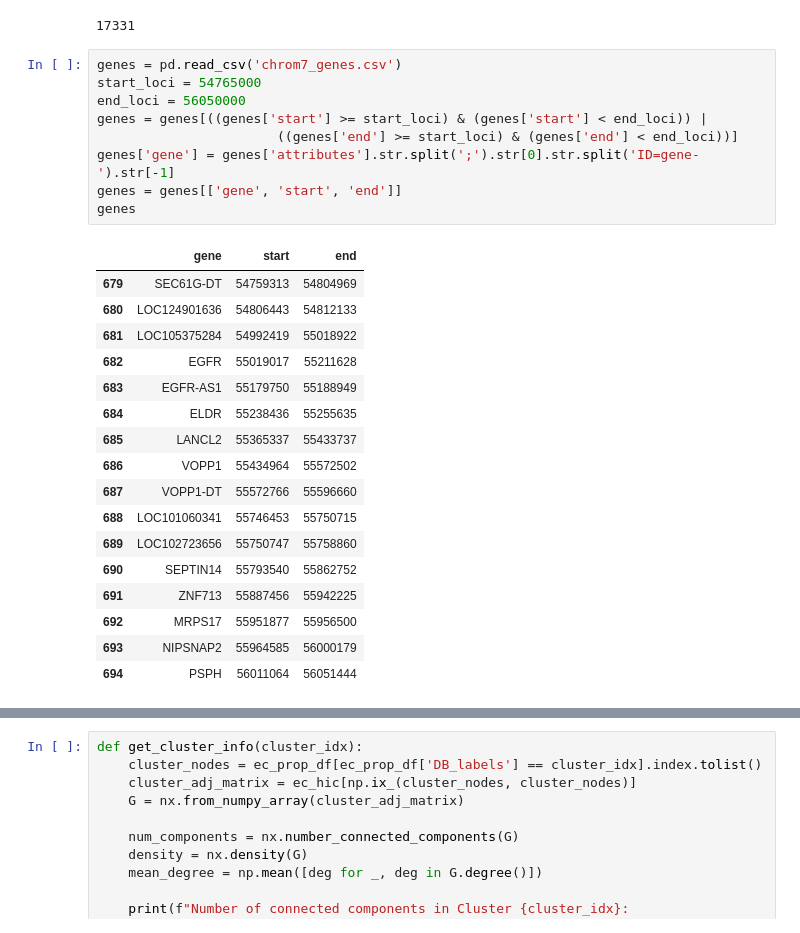
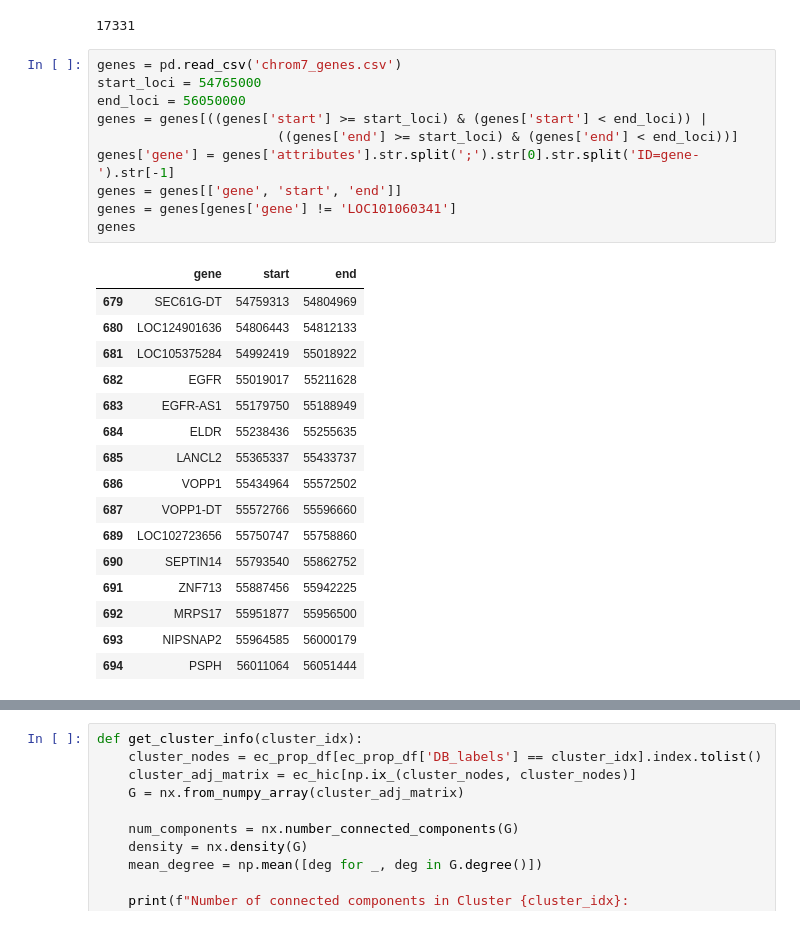
Before and after one commit to vikwaran03/DSC180B_Q2, a Jupyter notebook: Q2_Prep/node2vec.ipynb, the cells around one changed output, grey strips where cells are left out. Cells and saved outputs as stored; diff of their text form.

```diff
--- a/Q2_Prep/node2vec.ipynb
+++ b/Q2_Prep/node2vec.ipynb
@@ -462,24 +462,24 @@ sns.heatmap(np.triu(cluster_matrix), xticklabels=False, yticklabels=False, cbar=
 # %%
 genes = pd.read_csv('chrom7_genes.csv')
 start_loci = 54765000
 end_loci = 56050000
 genes = genes[((genes['start'] >= start_loci) & (genes['start'] < end_loci)) |
                        ((genes['end'] >= start_loci) & (genes['end'] < end_loci))]
 genes['gene'] = genes['attributes'].str.split(';').str[0].str.split('ID=gene-').str[-1]
 genes = genes[['gene', 'start', 'end']]
+genes = genes[genes['gene'] != 'LOC101060341']
 genes
 # %% [output]
 |  | gene | start | end |
 | 679 | SEC61G-DT | 54759313 | 54804969 |
 | 680 | LOC124901636 | 54806443 | 54812133 |
 | 681 | LOC105375284 | 54992419 | 55018922 |
 | 682 | EGFR | 55019017 | 55211628 |
 | 683 | EGFR-AS1 | 55179750 | 55188949 |
 | 684 | ELDR | 55238436 | 55255635 |
 | 685 | LANCL2 | 55365337 | 55433737 |
 | 686 | VOPP1 | 55434964 | 55572502 |
 | 687 | VOPP1-DT | 55572766 | 55596660 |
-| 688 | LOC101060341 | 55746453 | 55750715 |
 | 689 | LOC102723656 | 55750747 | 55758860 |
 | 690 | SEPTIN14 | 55793540 | 55862752 |
 | 691 | ZNF713 | 55887456 | 55942225 |
```
Also changed, not shown: parts of 4 cells of this notebook.
